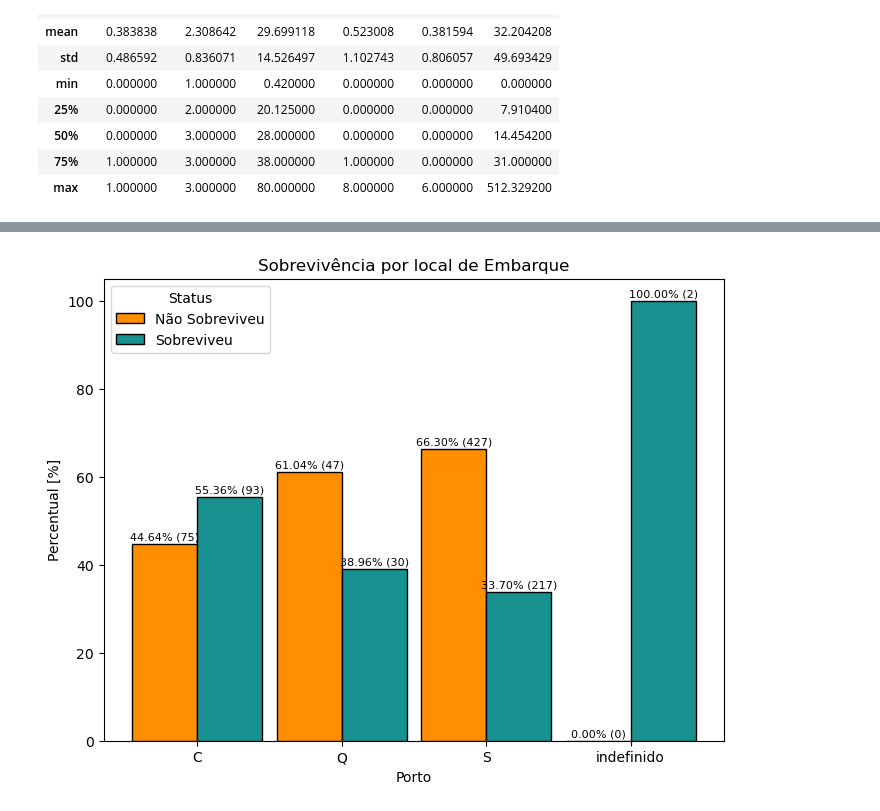
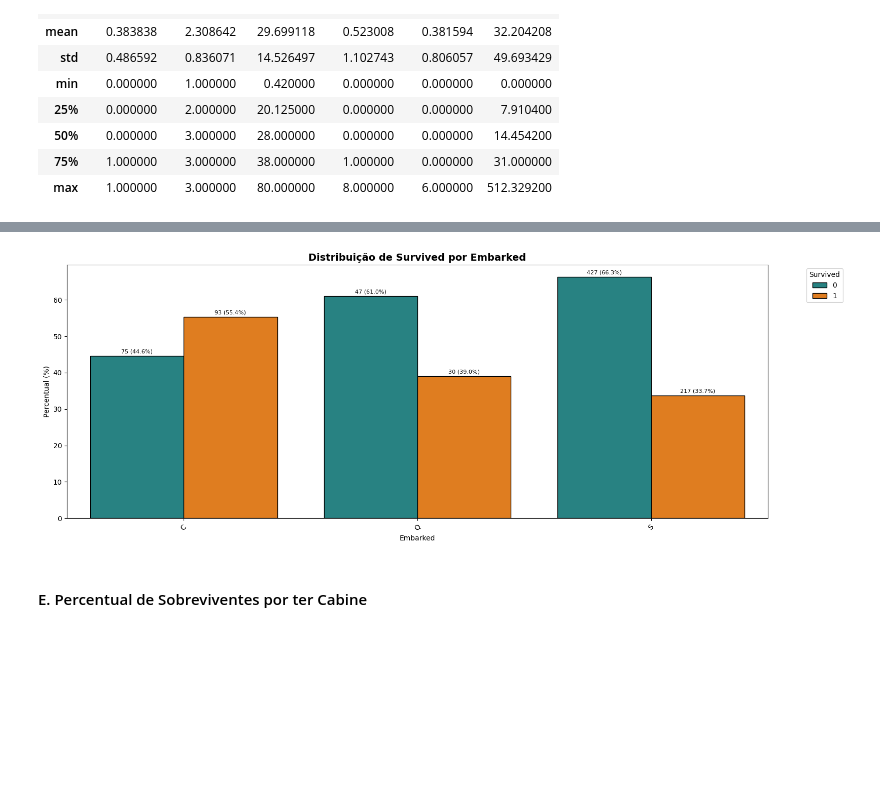
Before and after one commit to albertoakel/Kaggle, a Jupyter notebook: Titanic/notebook/EDA.ipynb, the cells around one changed output, grey strips where cells are left out. Cells and saved outputs as stored; diff of their text form; code cells hidden in the pictures; blank space fills up the shorter version.

```diff
--- a/Titanic/notebook/EDA.ipynb
+++ b/Titanic/notebook/EDA.ipynb
@@ -235,51 +119,7 @@ plt.show()
 # %%
-# tabela
-df['Embarked'] = df['Embarked'].fillna('indefinido')
-
-contagem = pd.crosstab(df['Embarked'], df['Survived'])
-percentuais = pd.crosstab(df['Embarked'], df['Survived'], normalize='index') * 100
-
-# Criar DataFrame para o gráfico
-df_s = contagem.stack().reset_index(name='Count')
-df_s['Percent'] = df_s.apply(lambda row: percentuais.loc[row['Embarked'], row['Survived']], axis=1)
-
-fig, ax = plt.subplots(1, 1, figsize=(8, 6))
-
-features = df_s['Embarked'].unique()
-x = np.arange(len(features))
-width = 0.45
-
-for i, survived in enumerate([0, 1]):
-    subset = df_s[df_s['Survived'] == survived]
-
-    bars = ax.bar(
-        x + i * width,
-        subset['Percent'].values,
-        width=width,
-        color=color_binary[survived ],
-        edgecolor='black',
-        label='Sobreviveu' if survived == 1 else 'Não Sobreviveu'
-    )
-
-    # Textos usando df_s
-    for j, bar in enumerate(bars):
-        ax.text(
-            bar.get_x() + bar.get_width() / 2,
-            bar.get_height() + 0.5,
-            f'{subset["Percent"].values[j]:.2f}% ({subset["Count"].values[j]})',
-            ha='center',
-            va='bottom',
-            fontsize=8
-        )
-# Eixos
-ax.set_xticks(x + width / 2)
-ax.set_xticklabels(features)
-ax.set_ylabel('Percentual [%]')
-ax.set_xlabel('Porto')
-ax.set_title('Sobrevivência por local de Embarque')
-ax.legend(title='Status')
-
-plt.show()
+stats1= bar_bar_cat(df,'Embarked','Survived',h=6)
 # %% [output]
-[figure, old version]
+[figure, new version]
+# %% [markdown]
+#### E. Percentual de Sobreviventes por ter Cabine
 # %%
```
Also changed, not shown: parts of 20 cells of this notebook, 1 other file.
